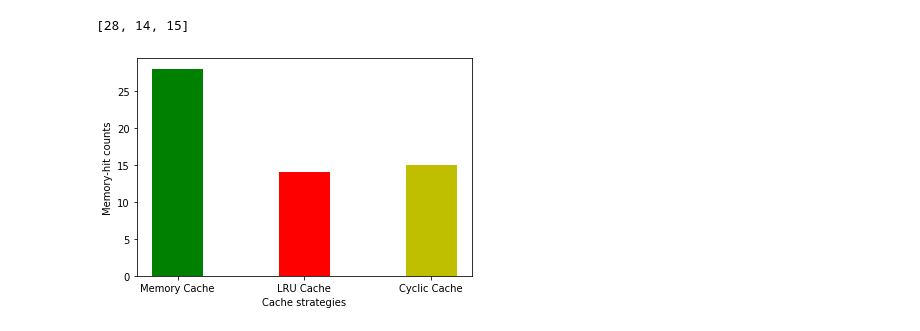
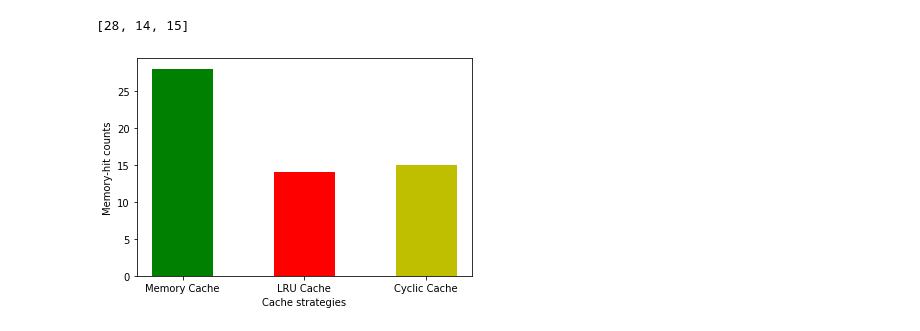
Before and after one commit to ZihaoChen189/COMP15212_labs, a Jupyter notebook: experiment/CachingExperiment.ipynb, the cells around one changed output. Saved outputs shown, nothing was run; the diff lists cells and outputs as text; code cells hidden in the pictures.

```diff
--- a/experiment/CachingExperiment.ipynb
+++ b/experiment/CachingExperiment.ipynb
@@ -162,9 +164,9 @@ y
 # %% [output]
 [28, 14, 15]
 # %%
-plt.bar(x,y,0.4,color=['g','r','y'])
+plt.bar(x,y,0.5,color=['g','r','y'])
 plt.xlabel("Cache strategies")
 plt.ylabel("Memory-hit counts")
 plt.show()
 # %% [output]
-[figure, old version]
+[figure, new version]
```
Also changed, not shown: parts of 22 cells of this notebook.
